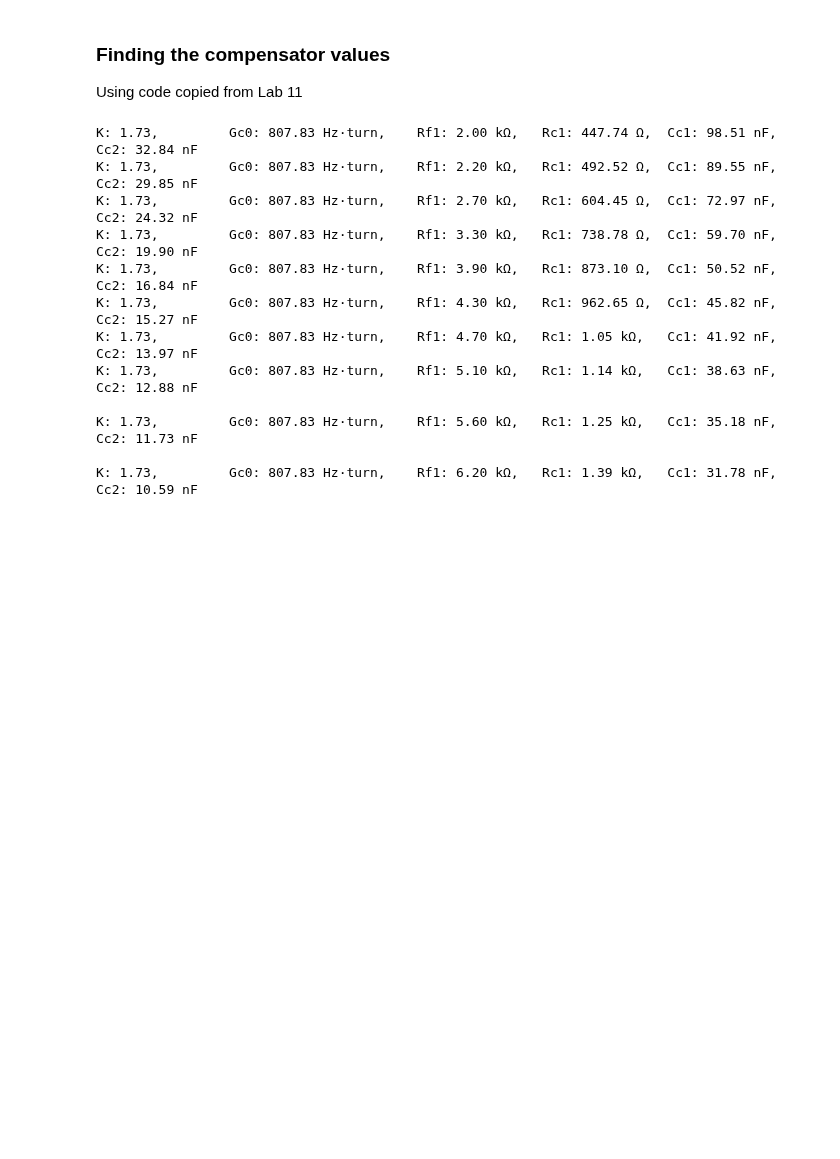
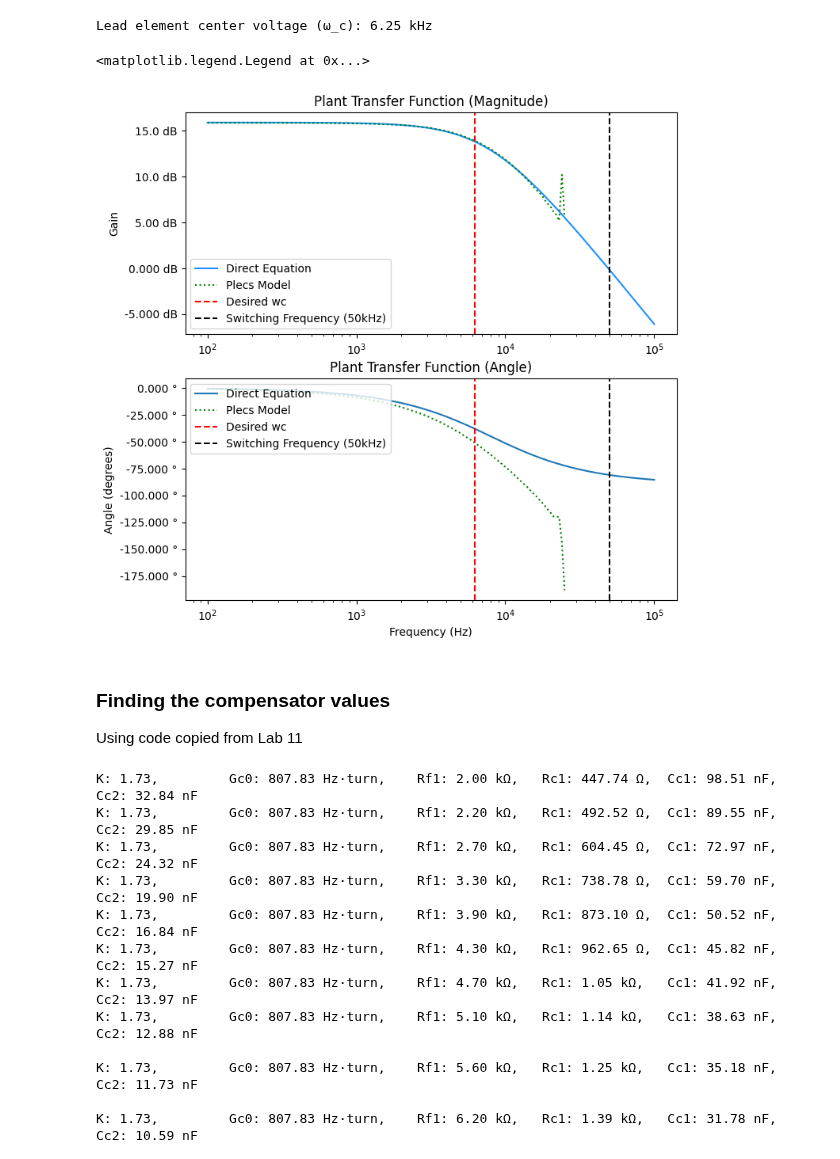
Before and after one commit to ianeyk/wind-turbine, a Jupyter notebook: Analysis/buck_converter_parameters/buck_converter_parameters.ipynb, the cells around one changed output. Saved outputs shown, nothing was run; the diff lists cells and outputs as text; code cells hidden in the pictures; blank space fills up the shorter version.

Commit message:
add images and rough draft introduction

```diff
--- a/Analysis/buck_converter_parameters/buck_converter_parameters.ipynb
+++ b/Analysis/buck_converter_parameters/buck_converter_parameters.ipynb
@@ -48,3 +83,35 @@ Vout = 14.00 V
+# %%
+df_plant = pd.read_csv("plecs_data/plant_bode.csv")
+df_plant.set_axis(["w", "CH1", "CH2"], axis = "columns", inplace = True)
+
+expected_wc = 50e3 / 8 # to get it into Hz
+print(f"Lead element center voltage (ω_c): {si_format(expected_wc, precision = 2)}Hz")
+w = np.logspace(2, 5, 100) # * units.hertz
+
+R_Iout_shunt = 5e-3 # * units.ohm
+Rload = 0.1 # * units.ohm
+Cload = 200e-6 # * units.farad
+mystery_factor = 50 # for a total of * 62.5 = 5^4 / 10 = 5^3 / 2
+theoretical_plant_bode = Rload / (1 + (2 * np.pi * 1j * w) * Rload * Cload) / Rload * R_Iout_shunt * 25 * mystery_factor
+
+fig, (ax1, ax2) = plt.subplots(nrows = 2, ncols = 1, sharex = False, sharey = False, figsize = (8, 8))
+helper.axes_labels("", "Hz", "Gain", "dB", title = "Plant Transfer Function (Magnitude)", ax = ax1)
+ax1.semilogx(w, to_decibels(theoretical_plant_bode), linestyle = "solid", color = "dodgerblue", label = "Direct Equation")
+ax1.semilogx(df_plant["w"], df_plant["CH1"], linestyle = "dotted", color = "green", label = "Plecs Model")
+ax1.axvline(x = expected_wc, linestyle = "dashed", color = "red", label = "Desired wc")
+ax1.axvline(x = 50e3, linestyle = "dashed", color = "black", label = "Switching Frequency (50kHz)")
+ax1.legend(loc = "lower left")
+
+helper.axes_labels("Frequency (Hz)", "Hz", "Angle (degrees)", "°", title = "Plant Transfer Function (Angle)", ax = ax2)
+ax2.semilogx(w, np.angle(theoretical_plant_bode, deg = True), linestyle = "solid", label = "Direct Equation")
+ax2.semilogx(df_plant["w"], df_plant["CH2"], linestyle = "dotted", color = "green", label = "Plecs Model")
+ax2.axvline(x = expected_wc, linestyle = "dashed", color = "red", label = "Desired wc")
+ax2.axvline(x = 50e3, linestyle = "dashed", color = "black", label = "Switching Frequency (50kHz)")
+ax2.legend(loc = "upper left")
+# %% [output]
+Lead element center voltage (ω_c): 6.25 kHz
+<matplotlib.legend.Legend at 0x...>
+[figure, added]
 # %% [markdown]
 ### Finding the compensator values
 Using code copied from Lab 11
```
Also changed, not shown: parts of 12 cells of this notebook, 8 other files.
